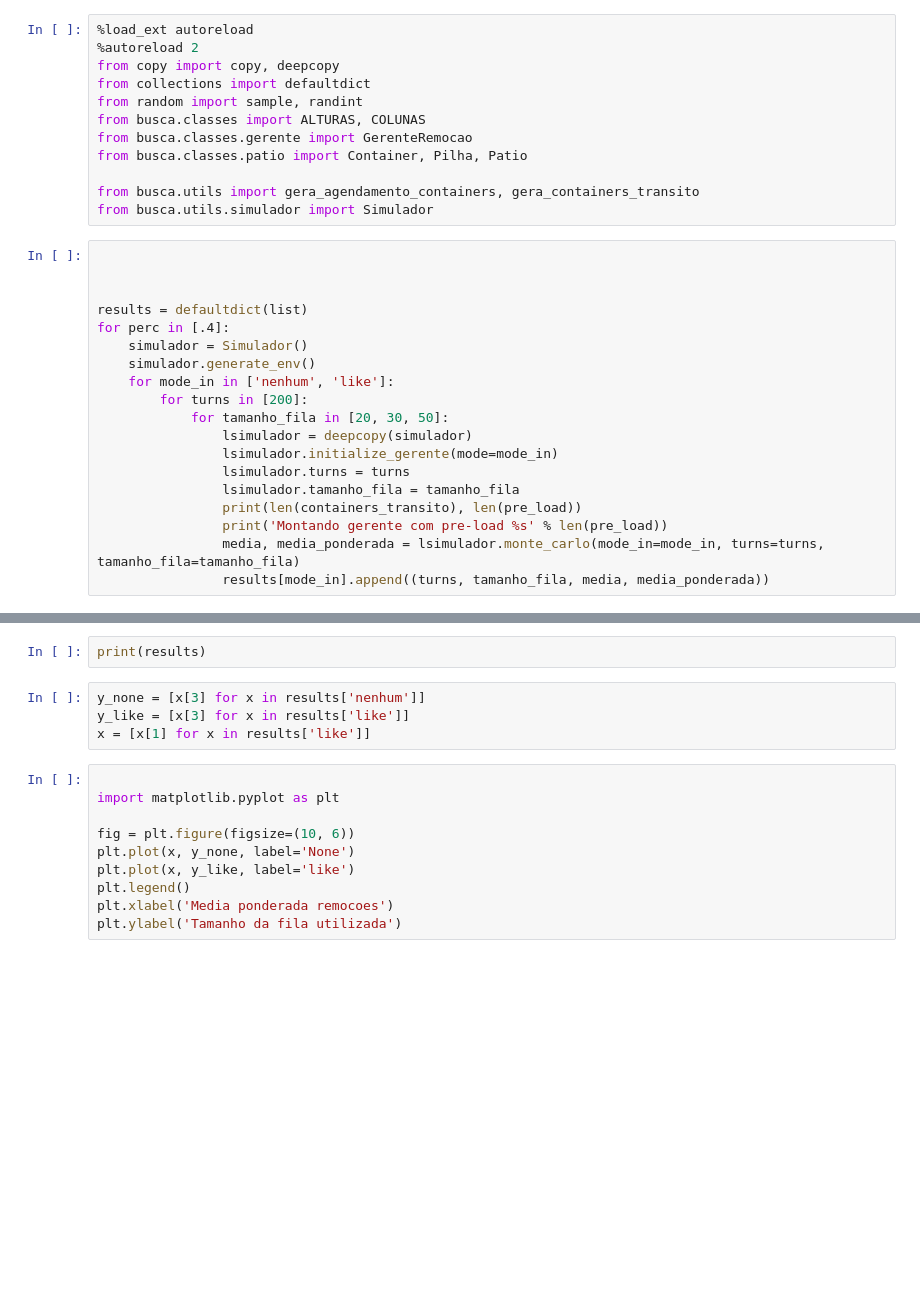
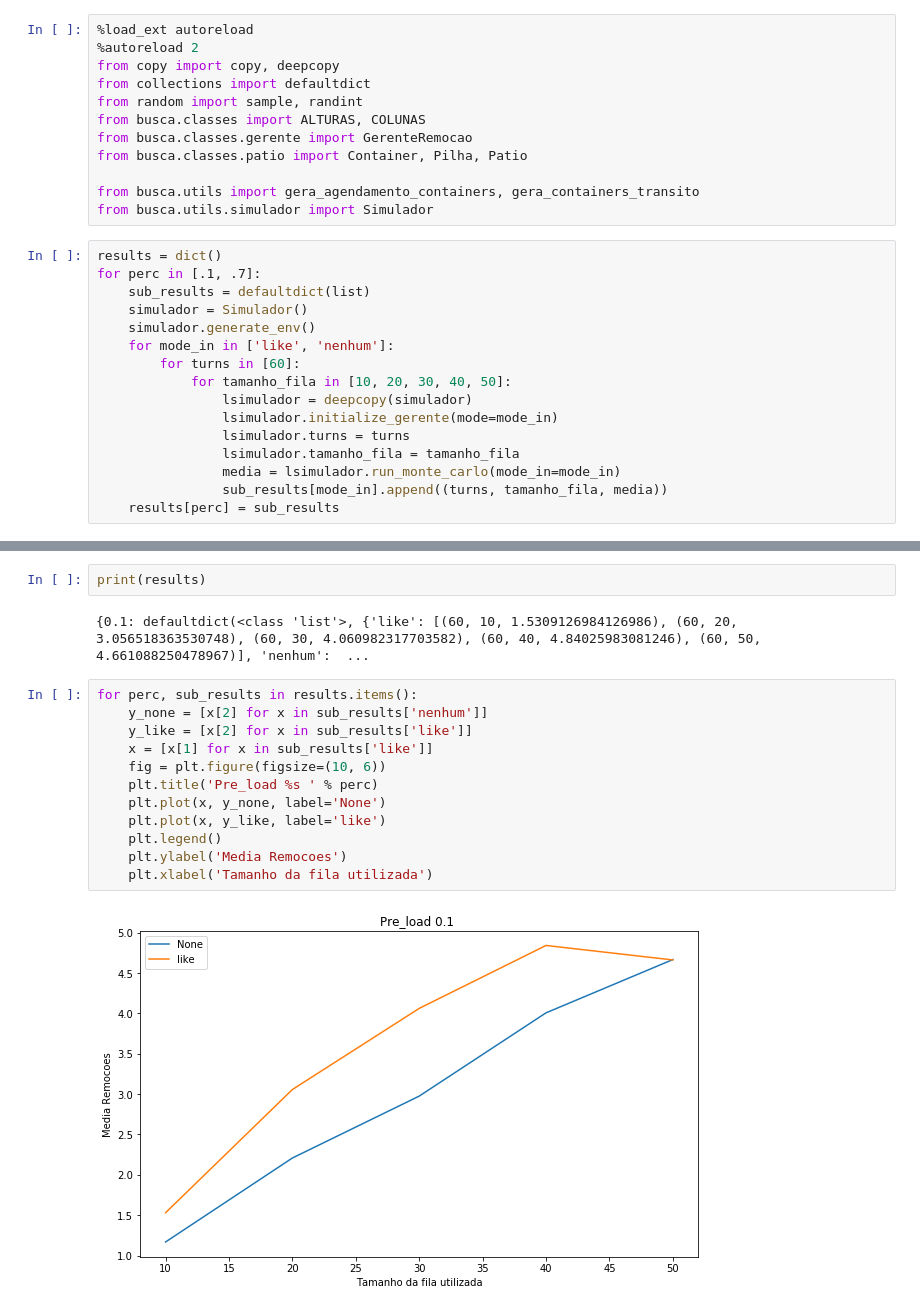
Before and after one commit to IvanBrasilico/AI-NanoDegree, a Jupyter notebook: busca-jogos/notebooks/simulador_tempos2.ipynb, the cells around one changed output, grey strips where cells are left out. Cells and saved outputs as stored; diff of their text form; blank space fills up the shorter version.

```diff
--- a/busca-jogos/notebooks/simulador_tempos2.ipynb
+++ b/busca-jogos/notebooks/simulador_tempos2.ipynb
@@ -11,22 +11,19 @@ from busca.classes.patio import Container, Pilha, Patio
 from busca.utils import gera_agendamento_containers, gera_containers_transito
 from busca.utils.simulador import Simulador
 # %%
-
-
-
-results = defaultdict(list)
-for perc in [.4]:
+results = dict()
+for perc in [.1, .7]:
+    sub_results = defaultdict(list)
     simulador = Simulador()
     simulador.generate_env()
-    for mode_in in ['nenhum', 'like']:
-        for turns in [200]:
-            for tamanho_fila in [20, 30, 50]:
+    for mode_in in ['like', 'nenhum']:
+        for turns in [60]:
+            for tamanho_fila in [10, 20, 30, 40, 50]:
                 lsimulador = deepcopy(simulador)
                 lsimulador.initialize_gerente(mode=mode_in)
                 lsimulador.turns = turns
                 lsimulador.tamanho_fila = tamanho_fila
-                print(len(containers_transito), len(pre_load))
-                print('Montando gerente com pre-load %s' % len(pre_load))
-                media, media_ponderada = lsimulador.monte_carlo(mode_in=mode_in, turns=turns, tamanho_fila=tamanho_fila)
-                results[mode_in].append((turns, tamanho_fila, media, media_ponderada))
+                media = lsimulador.run_monte_carlo(mode_in=mode_in)
+                sub_results[mode_in].append((turns, tamanho_fila, media))
+    results[perc] = sub_results
 # %% [output]
@@ -34,16 +47,18 @@ NameError: name 'containers_transito' is not defined
 # %%
 print(results)
+# %% [output]
+{0.1: defaultdict(<class 'list'>, {'like': [(60, 10, 1.5309126984126986), (60, 20, 3.056518363530748), (60, 30, 4.060982317703582), (60, 40, 4.84025983081246), (60, 50, 4.661088250478967)], 'nenhum':  ...
-# %%
-y_none = [x[3] for x in results['nenhum']]
-y_like = [x[3] for x in results['like']]
-x = [x[1] for x in results['like']]
 # %%
-
-import matplotlib.pyplot as plt
-
-fig = plt.figure(figsize=(10, 6))
-plt.plot(x, y_none, label='None')
-plt.plot(x, y_like, label='like')
-plt.legend()
-plt.xlabel('Media ponderada remocoes')
-plt.ylabel('Tamanho da fila utilizada')
+for perc, sub_results in results.items():
+    y_none = [x[2] for x in sub_results['nenhum']]
+    y_like = [x[2] for x in sub_results['like']]
+    x = [x[1] for x in sub_results['like']]
+    fig = plt.figure(figsize=(10, 6))
+    plt.title('Pre_load %s ' % perc)
+    plt.plot(x, y_none, label='None')
+    plt.plot(x, y_like, label='like')
+    plt.legend()
+    plt.ylabel('Media Remocoes')
+    plt.xlabel('Tamanho da fila utilizada')
+# %% [output]
+[figure, added]
```
Also changed, not shown: parts of 2 cells of this notebook, 2 other files.
